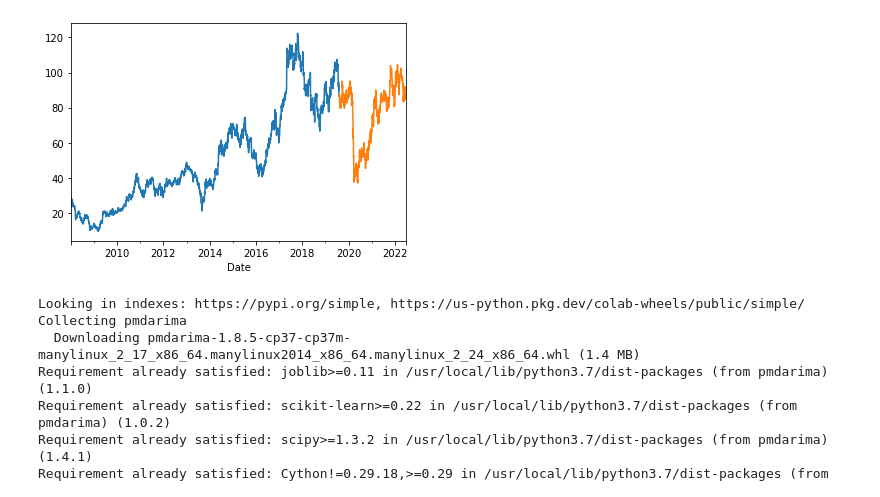
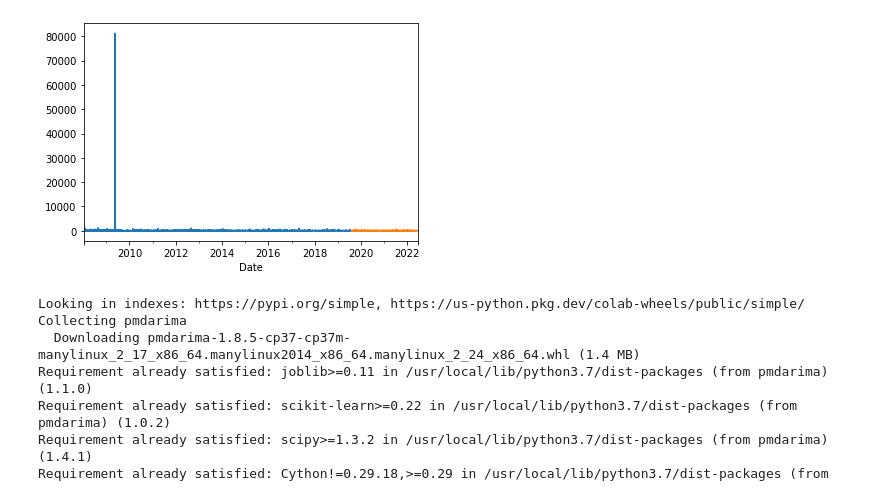
Before and after one commit to vvvipindsm/Interview, a Jupyter notebook: playground.ipynb, the cells around one changed output. Drawn from its saved outputs; the diff is of its cells as text; code cells hidden in the pictures.

```diff
--- a/playground.ipynb
+++ b/playground.ipynb
@@ -31,5 +33,5 @@ Successfully installed lxml-4.9.1 requests-2.28.1 yfinance-0.1.72
 # %%
-nifty_raw_data = yfinance.download (tickers = "^NSEI", start = "2008-01-08",
+nifty_raw_data = yfinance.download (tickers = "^NSEI ^GSPC", start = "2008-01-08",
                               end = "2022-06-27", interval = "1d", group_by = 'ticker', auto_adjust = True, treads = True)
 stocks_raw_data = yfinance.download (tickers = "FEDERALBNK.NS", start = "2008-01-08",
                               end = "2022-06-27", interval = "1d", group_by = 'ticker', auto_adjust = True, treads = True)
@@ -60,27 +93,0 @@ df_comp['norm_ret_nikkei'] = df_comp.ret_nikkei.div(df_comp.ret_nikkei[1])*100
-# %%
-df_comp = nifty_raw_data.copy()
-df_stock = stocks_raw_data.copy()
-
-df_stock=df_stock.asfreq('b')
-df_stock=df_stock.fillna(method='ffill')
-
-df_comp=df_comp.asfreq('b')
-df_comp=df_comp.fillna(method='ffill')
-df_comp = df_comp[-len(df_stock):]
-df_comp['kpi'] = df_stock.Close[:]
-df_comp['Qkpi'] = df_stock.Volume[:]
-df_comp['nifty'] = df_comp.Close[:]
-
-df_comp['ret_nifty'] = df_comp.nifty.pct_change(1).mul(100)
-df_comp['norm_ret_nifty'] = df_comp.ret_nifty.div(df_comp.ret_nifty[1])*100
-
-# # kpi
-df_comp['ret_kpi'] = df_comp.kpi.pct_change(1).mul(100)
-df_comp['norm_ret_kpi'] = df_comp.ret_kpi.div(df_comp.ret_kpi[1])*100
-
-# # kpi volumn
-df_comp['ret_Qkpi'] = df_comp.Qkpi.pct_change(1).mul(100)
-df_comp['norm_ret_Qkpi'] = df_comp.ret_Qkpi.div(df_comp.ret_Qkpi[1])*100
-
-
-df_comp.tail()
@@ -103,11 +102,11 @@ train, valid = df_comp.iloc[:size], df_comp.iloc[size:]
 # train.head()
 # %%
 # plotting the data
-train['kpi'].plot()
-valid['kpi'].plot()
+train['ret_Qkpi'].plot()
+valid['ret_Qkpi'].plot()
 plt.show()
 # %% [output]
-[figure, old version]
+[figure, new version]
 # %%
 #building the model
 !pip install pmdarima
```
Also changed, not shown: parts of 7 cells of this notebook.
